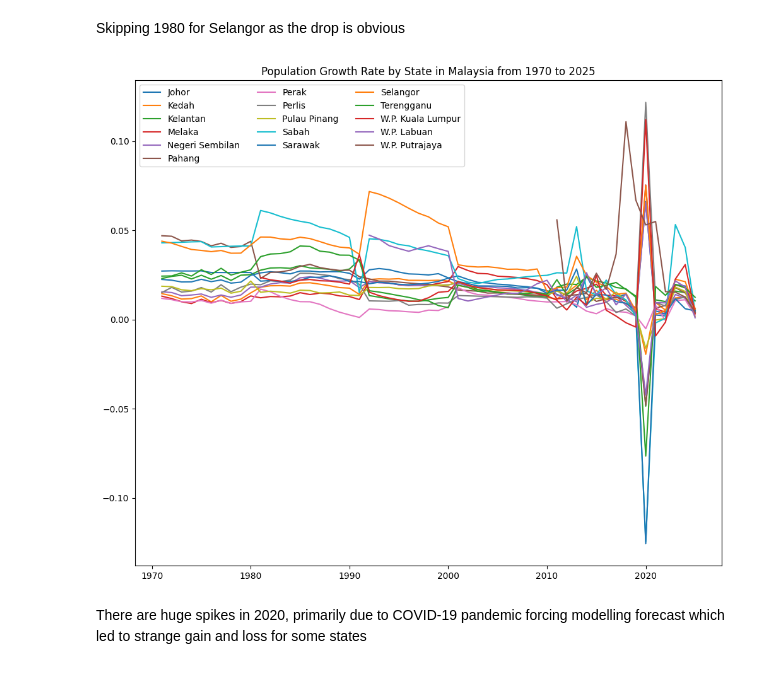
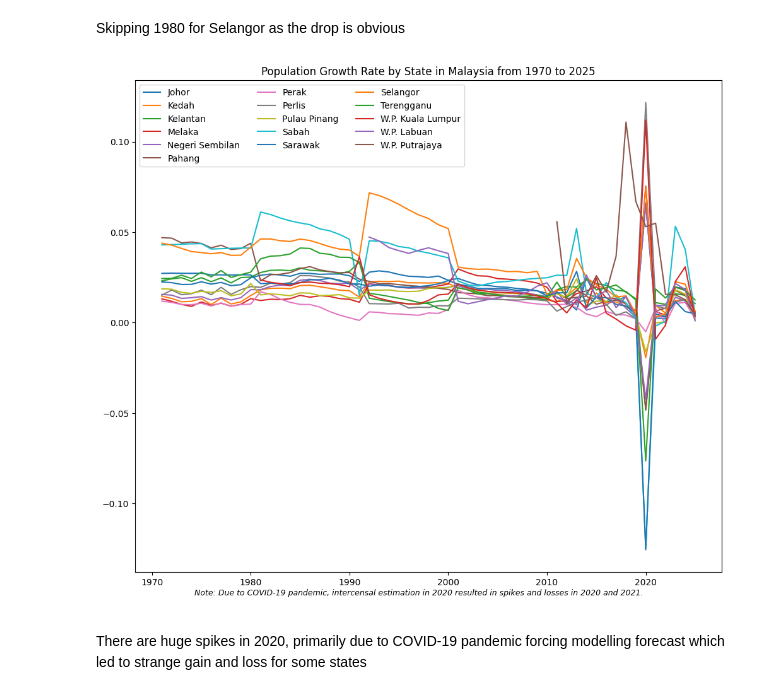
Before and after one commit to JSik01/population_malaysia_data_analysis, a Jupyter notebook: population_growth_rate.ipynb, the cells around one changed output. Cells and saved outputs as stored; diff of their text form; code cells hidden in the pictures.

Commit message:
Added footnote to plots of population growth rate

```diff
--- a/population_growth_rate.ipynb
+++ b/population_growth_rate.ipynb
@@ -90,19 +90,26 @@ Skipping 1980 for Selangor as the drop is obvious
 # %%
 fig, ax = plt.subplots(figsize = (12, 10))
 
 for state in grouped_prop.columns:
     series = grouped_prop[state]
 
     if state == "Selangor":
         series = series.drop(index = 1980, errors= "ignore")
 
     ax.plot(series.index, series, label = state)
 
+plt.figtext(
+    0.5, 0.05,
+    "Note: Due to COVID-19 pandemic, intercensal estimation in 2020 resulted in spikes and losses in 2020 and 2021.\n",
+    wrap=True, ha='center', fontsize=9, style='italic'
+)
+plt.subplots_adjust(bottom=0.1)
+
 ax.set_title("Population Growth Rate by State in Malaysia from 1970 to 2025")
 ax.legend(ncols = 3)
 plt.show()
 # %% [output]
-[figure, old version]
+[figure, new version]
 # %% [markdown]
 There are huge spikes in 2020, primarily due to COVID-19 pandemic forcing modelling forecast which led to strange gain and loss for some states
 # %% [markdown]
```
Also changed, not shown: parts of 2 cells of this notebook.
